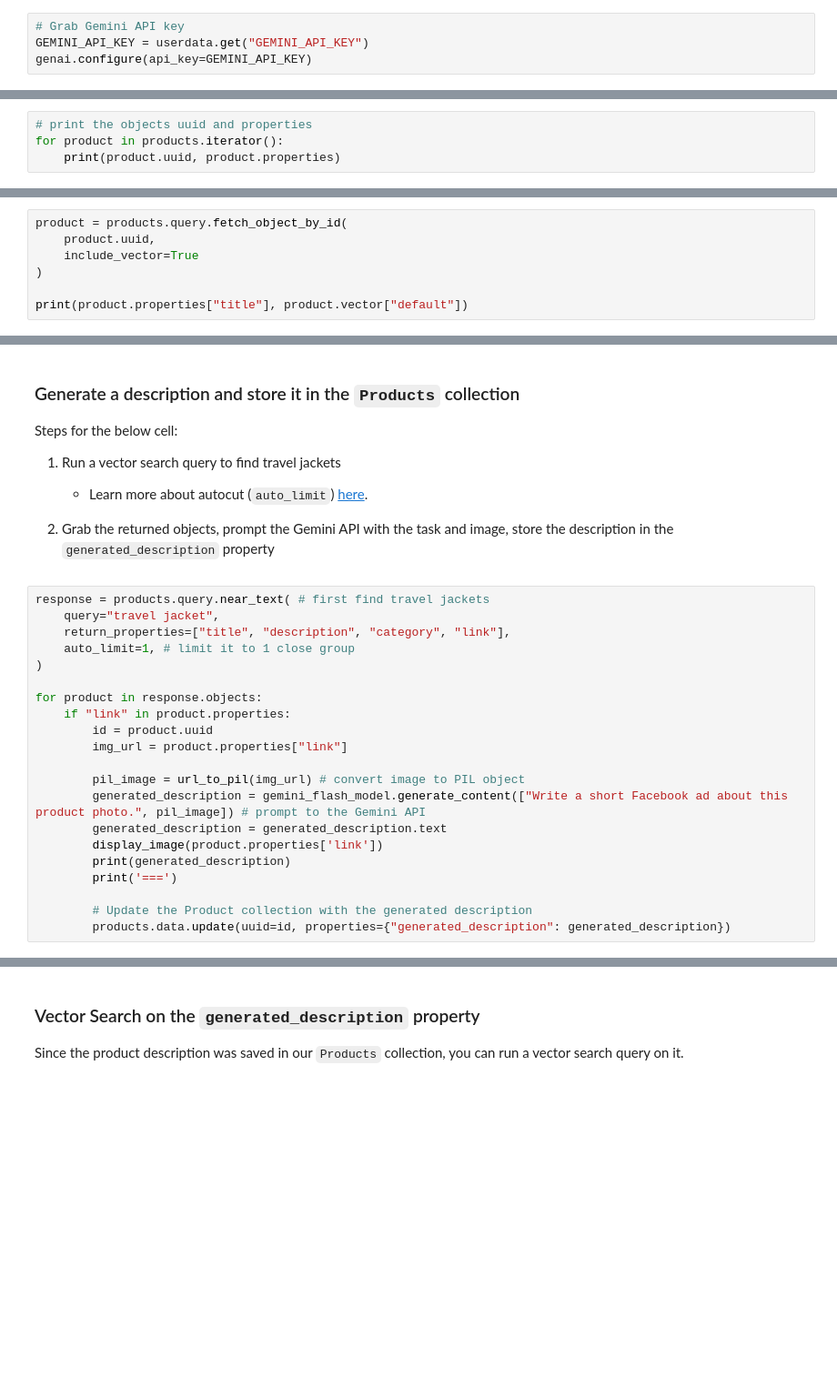
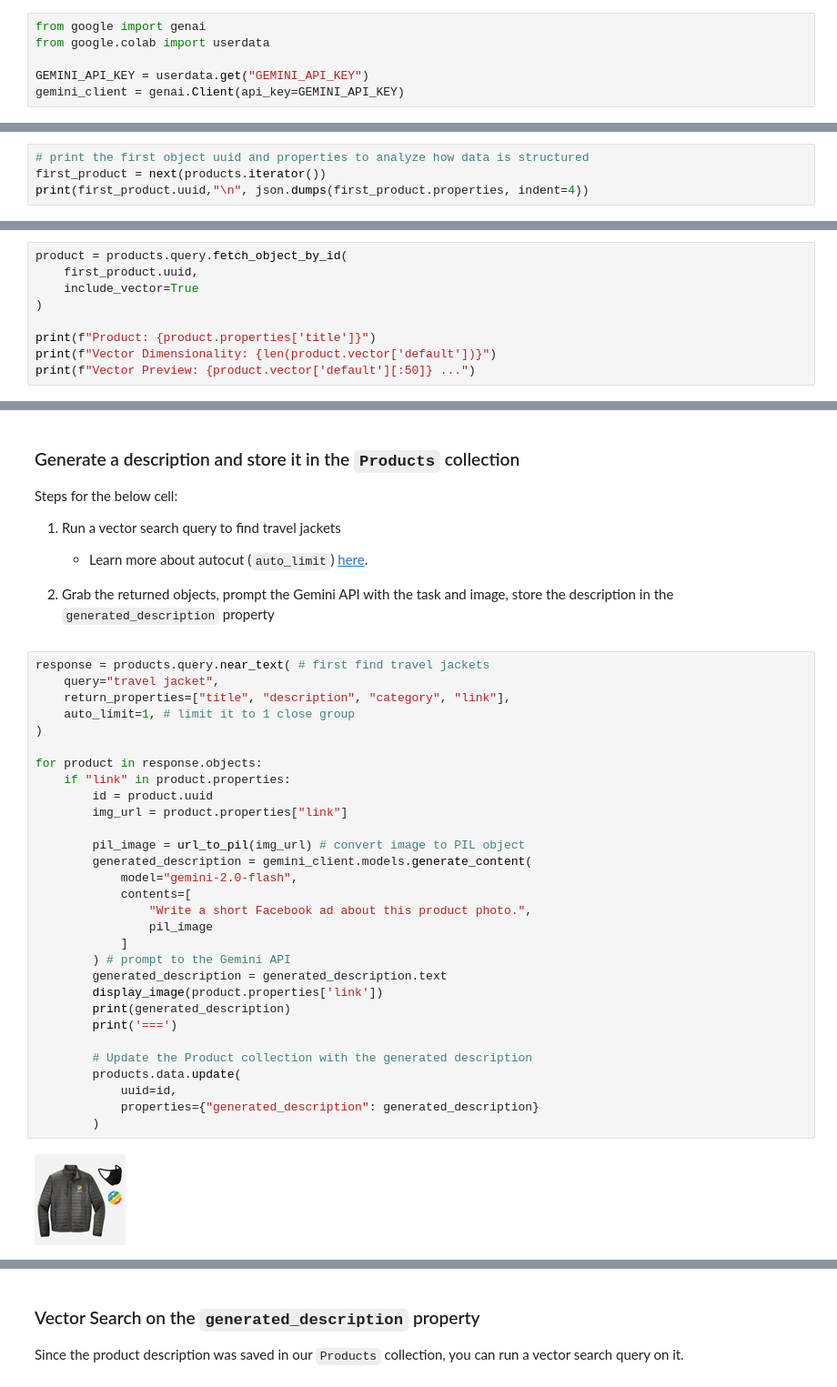
Before and after one commit to google-gemini/cookbook, a Jupyter notebook: examples/weaviate/personalized_description_with_weaviate_and_gemini_api.ipynb, the cells around one changed output, grey strips where cells are left out. Shown: that part at 91% size. Cells and saved outputs as stored; diff of their text form; blank space fills up the shorter version.

```diff
--- a/examples/weaviate/personalized_description_with_weaviate_and_gemini_api.ipynb
+++ b/examples/weaviate/personalized_description_with_weaviate_and_gemini_api.ipynb
@@ -116,9 +111,11 @@ You will default to Weaviate Embedded. This runs Weaviate inside your notebook a
 
 To run the following cell, your Gemini API key must be stored in a Colab Secret and named `GEMINI_API_KEY`. If you don't already have an API key, or you're not sure how to create a Colab Secret, see the [Authentication](https://github.com/google-gemini/cookbook/blob/main/quickstarts/Authentication.ipynb) quickstart for an example.
 # %%
-# Grab Gemini API key
+from google import genai
+from google.colab import userdata
+
 GEMINI_API_KEY = userdata.get("GEMINI_API_KEY")
-genai.configure(api_key=GEMINI_API_KEY)
+gemini_client = genai.Client(api_key=GEMINI_API_KEY)
 # %%
 client = weaviate.WeaviateClient(
     embedded_options=EmbeddedOptions(
@@ -298,4 +305,4 @@ print(response.total_count) # this should print 99
 # %%
-# print the objects uuid and properties
-for product in products.iterator():
-    print(product.uuid, product.properties)
+# print the first object uuid and properties to analyze how data is structured
+first_product = next(products.iterator())
+print(first_product.uuid,"\n", json.dumps(first_product.properties, indent=4))
@@ -303,8 +321,10 @@ for product in products.iterator():
 You will fetch the object by the UUID that was created. It will print out the vector embedding as well!
 # %%
 product = products.query.fetch_object_by_id(
-    product.uuid,
+    first_product.uuid,
     include_vector=True
 )
 
-print(product.properties["title"], product.vector["default"])
+print(f"Product: {product.properties['title']}")
+print(f"Vector Dimensionality: {len(product.vector['default'])}")
+print(f"Vector Preview: {product.vector['default'][:50]} ...")
@@ -419,21 +516,32 @@ Steps for the below cell:
 # %%
 response = products.query.near_text( # first find travel jackets
     query="travel jacket",
     return_properties=["title", "description", "category", "link"],
     auto_limit=1, # limit it to 1 close group
 )
 
 for product in response.objects:
     if "link" in product.properties:
         id = product.uuid
         img_url = product.properties["link"]
 
         pil_image = url_to_pil(img_url) # convert image to PIL object
-        generated_description = gemini_flash_model.generate_content(["Write a short Facebook ad about this product photo.", pil_image]) # prompt to the Gemini API
+        generated_description = gemini_client.models.generate_content(
+            model="gemini-2.0-flash",
+            contents=[
+                "Write a short Facebook ad about this product photo.",
+                pil_image
+            ]
+        ) # prompt to the Gemini API
         generated_description = generated_description.text
         display_image(product.properties['link'])
         print(generated_description)
         print('===')
 
         # Update the Product collection with the generated description
-        products.data.update(uuid=id, properties={"generated_description": generated_description})
+        products.data.update(
+            uuid=id,
+            properties={"generated_description": generated_description}
+        )
+# %% [output]
+[figure, added]
```
Also changed, not shown: parts of 23 cells of this notebook.
